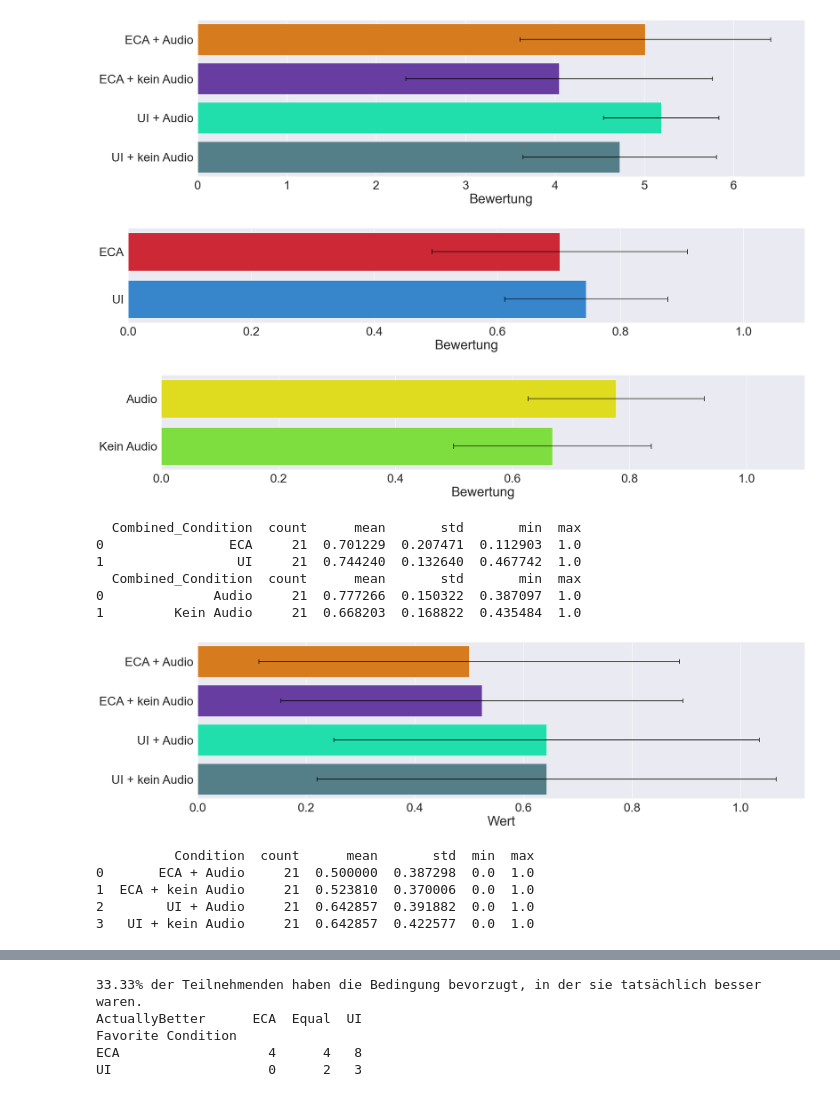
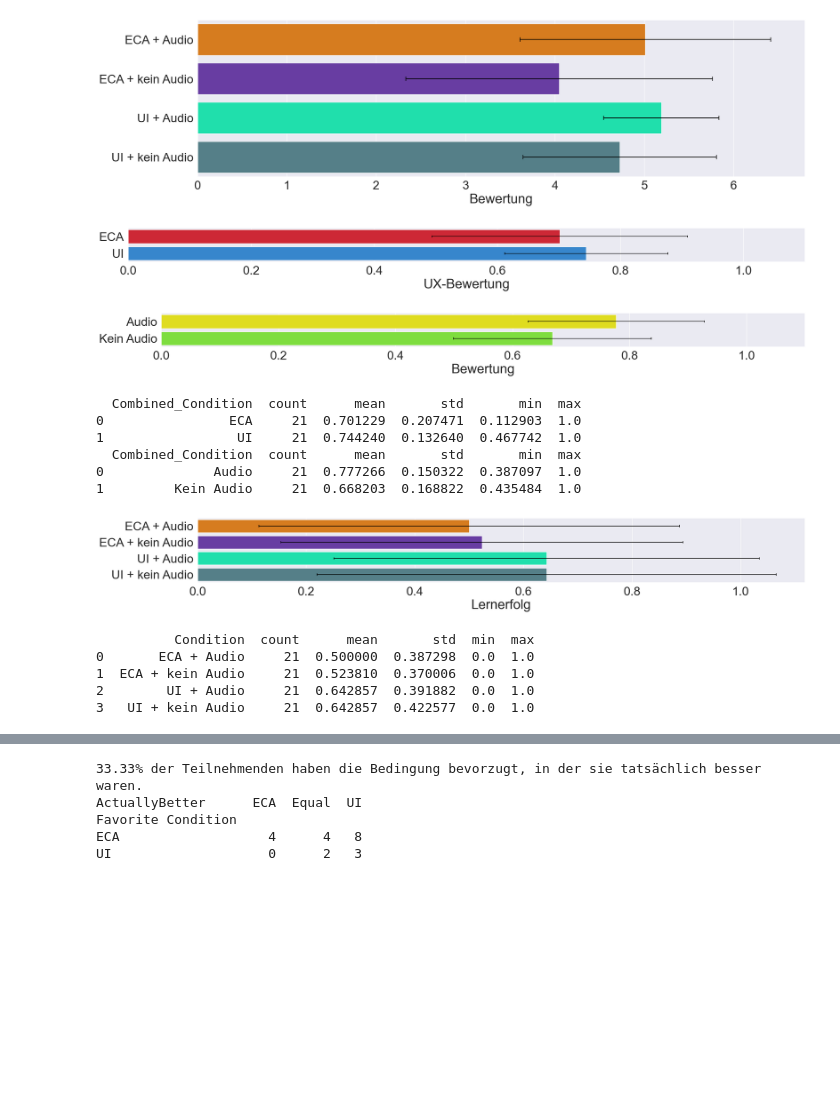
Before and after one commit to VerrroS/thesis_data_analysis, a Jupyter notebook: data_analysis.ipynb, the cells around one changed output, grey strips where cells are left out. Cells and saved outputs as stored; diff of their text form; code cells hidden in the pictures; blank space fills up the shorter version.

```diff
--- a/data_analysis.ipynb
+++ b/data_analysis.ipynb
@@ -321,7 +347,7 @@ condition_ux_scores = condition_ux_scores.with_columns(
 Jetzt werden zu der Condition Tabelle noch die Lernergebnisse hinzugefügt. Dafür werden zuerst die Tabellen vorbereitet:
 # %%
 # Remove the PreTest questions
-question_results = question_results_raw.filter(pl.col("TestCondition").eq("PostTest"))
+question_results = question_results.filter(pl.col("TestCondition").eq("PostTest"))
 test_condition_orders = test_condition_orders_raw.unique()
 
 test_condition_orders_exploded = (
@@ -614,7 +640,7 @@ interface_combined = interface_combined[["PersonID", "Combined_Condition", "Valu
 interface_combined = interface_combined.groupby(["PersonID", "Combined_Condition"]).agg({"Value": "mean"}).reset_index()
 
 # Boxplots für kombinierte Conditions erstellen
-plt.figure(figsize=(24, 5))
+plt.figure(figsize=(24, 3))
 sns.barplot(
     data=interface_combined,
     x="Value",
@@ -627,7 +653,7 @@ sns.barplot(
     errcolor="black",
 )
 plt.xlim(0, 1.1)
-plt.xlabel("Bewertung")
+plt.xlabel("UX-Bewertung")
 plt.ylabel("")
 plt.tight_layout()
 plt.show()
@@ -640,7 +666,7 @@ Audio_combined = Audio_combined[["PersonID", "Combined_Condition", "Value"]]
 Audio_combined = Audio_combined.groupby(["PersonID", "Combined_Condition"]).agg({"Value": "mean"}).reset_index()
 
 # Boxplots für kombinierte Conditions erstellen
-plt.figure(figsize=(24, 5))
+plt.figure(figsize=(24, 3))
 sns.barplot(
     data=Audio_combined,
     x="Value",
@@ -651,35 +677,35 @@ sns.barplot(
     capsize=.1,
     errwidth=1.5,
     errcolor="black",
 )
 plt.xlim(0, 1.1)
 plt.xlabel("Bewertung")
 plt.ylabel("")
 plt.tight_layout()
 plt.show()
 
 
 # Beispiel für interface_combined
 table_interface = (
     interface_combined
     .groupby("Combined_Condition")["Value"]
     .agg(["count", "mean", "std", "min", "max"])
     .reset_index()
 )
 
 print(table_interface)
 
 table_Audio = (
     Audio_combined
     .groupby("Combined_Condition")["Value"]
     .agg(["count", "mean", "std", "min", "max"])
     .reset_index()
 )
 
 print(table_Audio)
 # %% [output]
-[figure, old version]
+[figure, new version]
-[figure, old version]
+[figure, new version]
   Combined_Condition  count      mean       std       min  max
 0                ECA     21  0.701229  0.207471  0.112903  1.0
 1                 UI     21  0.744240  0.132640  0.467742  1.0
@@ -689,7 +715,7 @@ print(table_Audio)
 # %%
 filtered_long_df_testResult = long_df.filter(pl.col("Variable").is_in(["TestResult"]))
 # make bar chart for TestResult
-plt.figure(figsize=(24, 7))
+plt.figure(figsize=(24, 4))
 sns.barplot(
     data=filtered_long_df_testResult.to_pandas(),
     x="Value",
@@ -701,7 +727,7 @@ sns.barplot(
     errcolor="black",
     order=["ECA + Audio", "ECA + kein Audio", "UI + Audio", "UI + kein Audio"],
 )
-plt.xlabel("Wert")
+plt.xlabel("Lernerfolg")
 plt.ylabel("")
 plt.tight_layout()
 plt.show()
@@ -716,7 +742,7 @@ table_testResult = (
 
 print(table_testResult)
 # %% [output]
-[figure, old version]
+[figure, new version]
           Condition  count      mean       std  min  max
 0       ECA + Audio     21  0.500000  0.387298  0.0  1.0
 1  ECA + kein Audio     21  0.523810  0.370006  0.0  1.0
```
Also changed, not shown: parts of 16 cells of this notebook.
